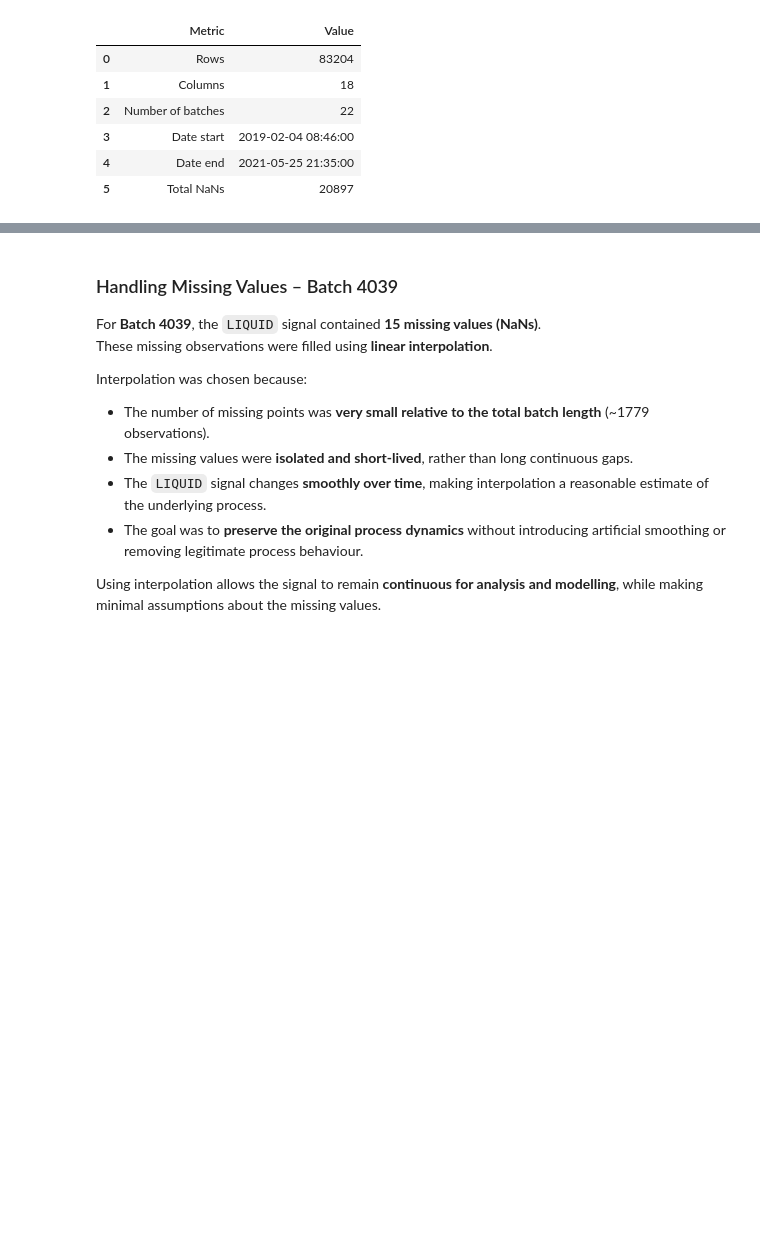
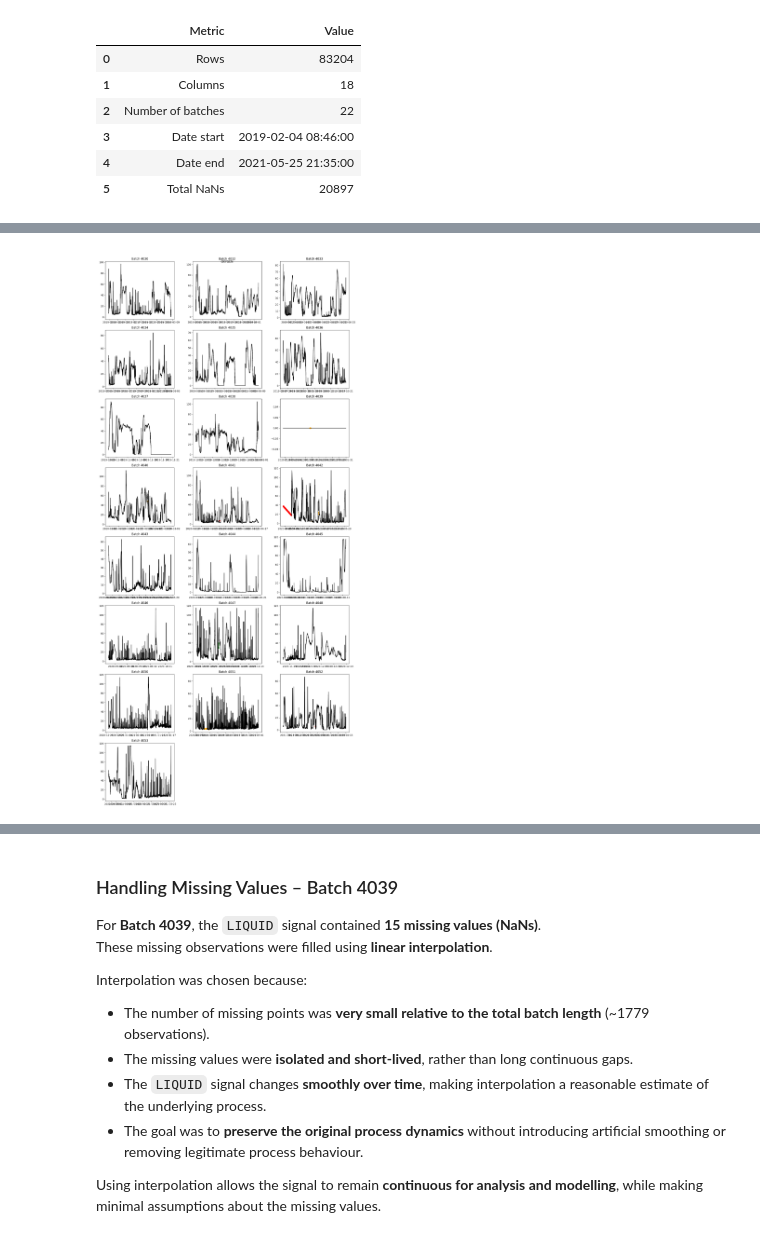
Before and after one commit to RichardFisher1/Applied, a Jupyter notebook: notebooks/RichardNotes.ipynb, the cells around one changed output, grey strips where cells are left out. Cells and saved outputs as stored; diff of their text form; code cells hidden in the pictures; blank space fills up the shorter version.

```diff
--- a/notebooks/RichardNotes.ipynb
+++ b/notebooks/RichardNotes.ipynb
@@ -395,0 +363,4 @@ plot_batch_series(op_df, 4051, freq='15min')
+# %%
+plotter.plot(column="OXYGEN")
+# %% [output]
+[figure, added]
```
Also changed, not shown: parts of 22 cells of this notebook.
